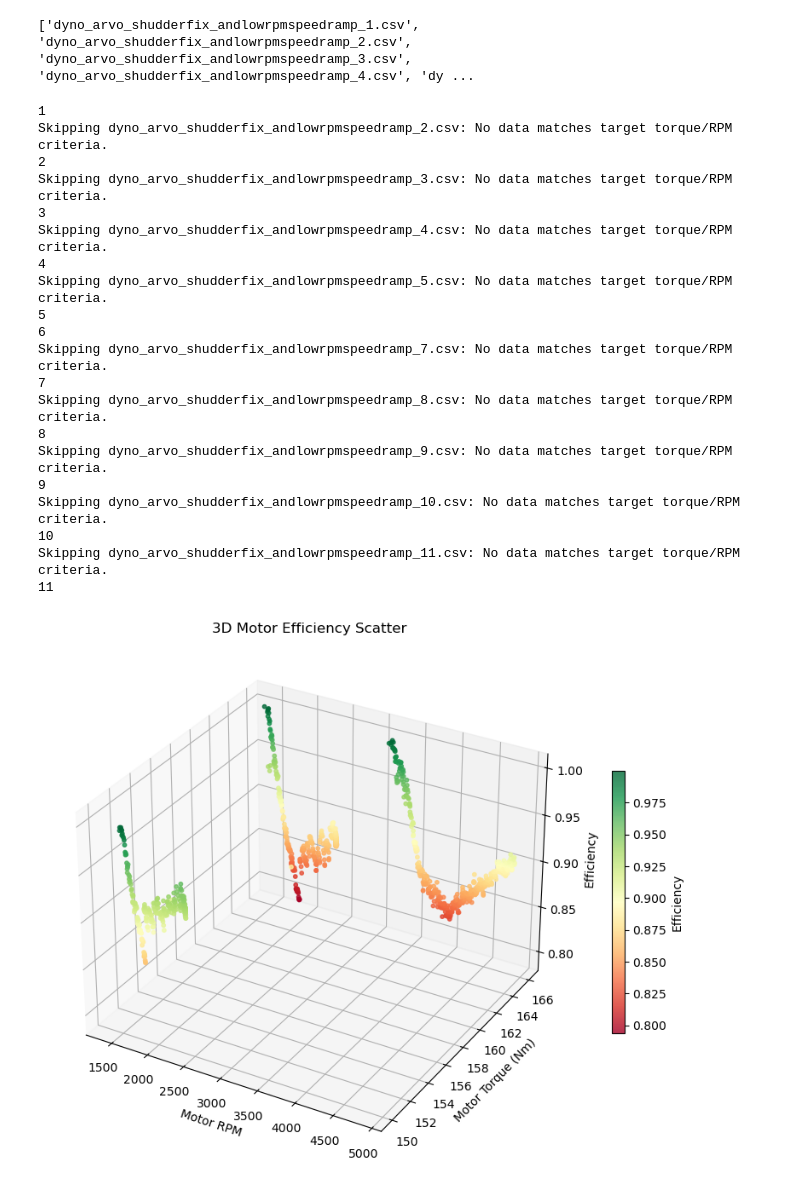
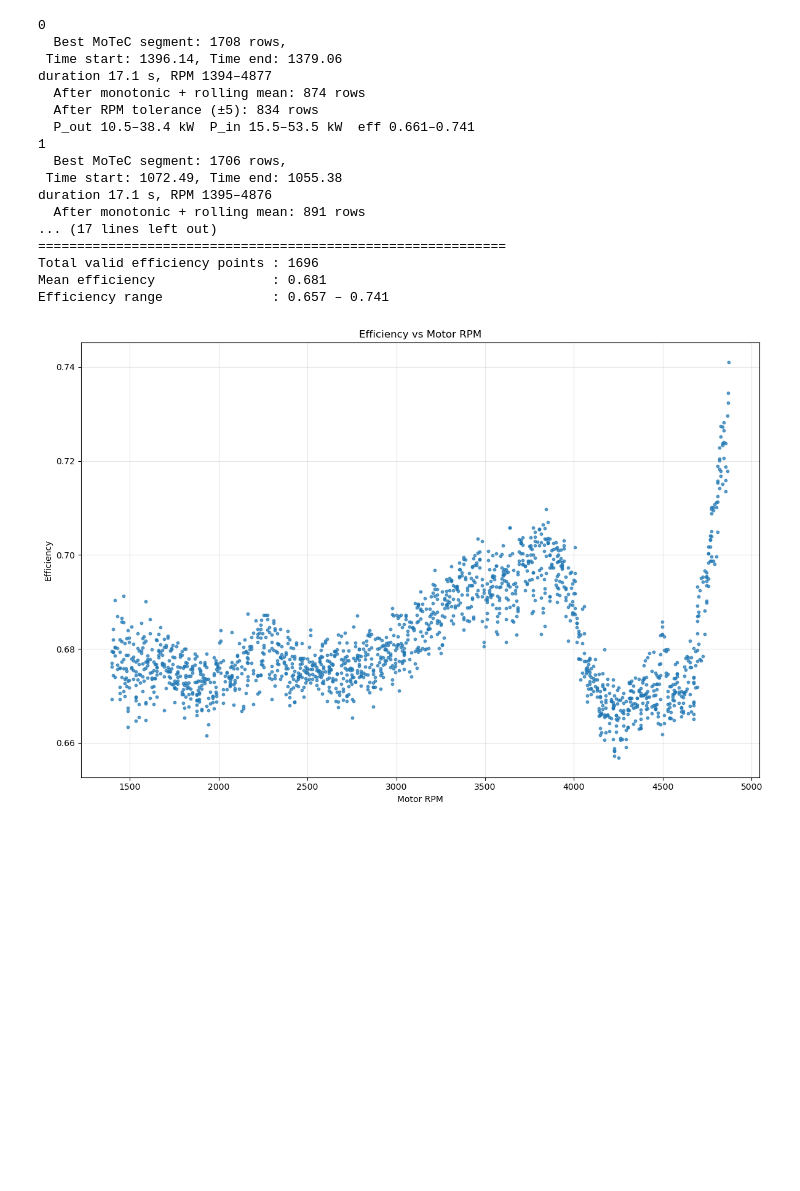
Before and after one commit to Melbourne-University-Motorsports/MUR-Data, a Jupyter notebook: dyno_stuff/20 March/20 March Efficiency.ipynb, the cells around one changed output. Drawn from its saved outputs; the diff is of its cells as text; code cells hidden in the pictures; blank space fills up the shorter version.

Commit message:
created working version of efficiency for 20 March

```diff
--- a/dyno_stuff/20 March/20 March Efficiency.ipynb
+++ b/dyno_stuff/20 March/20 March Efficiency.ipynb
@@ -221,37 +260,28 @@ print(csv_motec_files)
-# %%
-def extract_num(f):
-    return int(re.search(r"_(\d+)\.csv", f).group(1))
-
-# filter + sort
-motec_sorted = sorted(
-    [f for f in csv_motec_files if "dyno_arvo" in f],
-    key=extract_num
-)
-
-print(motec_sorted)
-# %% [output]
-['dyno_arvo_shudderfix_andlowrpmspeedramp_1.csv', 'dyno_arvo_shudderfix_andlowrpmspeedramp_2.csv', 'dyno_arvo_shudderfix_andlowrpmspeedramp_3.csv', 'dyno_arvo_shudderfix_andlowrpmspeedramp_4.csv', 'dy ...
+# %%
+dyno_matched = ['speedramp4_pl80_manual_dhruv.csv','speedramp4_pl80_manual_dhruv.csv', 'speedramp3_pl70_manual_dhruv.csv', 'speedramp8_pl120_manual_dhruv.csv']
+motec_matched = ['dyno_arvo_shudderfix_andlowrpmspeedramp_5.csv','dyno_arvo_shudderfix_andlowrpmspeedramp_4.csv','dyno_arvo_shudderfix_andlowrpmspeedramp_3.csv','dyno_arvo_shudderfix_andlowrpmspeedramp_8.csv']
+
+
+# Maybe something wrong with motec file 7
+# motec file 6 has higher torque of around 160+
 # %%
-combined_df= process_and_compute_efficiency(sorted_dyno_files[1:], motec_sorted[1:], target_torque=10, rpm_diff_tol=None, rolling_window=3, plot=True)
+combined_df= process_and_compute_efficiency(dyno_matched, motec_matched, target_torque=0, rolling_window=3, plot=True)
 # %% [output]
+0
+  Best MoTeC segment: 1708 rows,
+ Time start: 1396.14, Time end: 1379.06
+duration 17.1 s, RPM 1394–4877
+  After monotonic + rolling mean: 874 rows
+  After RPM tolerance (±5): 834 rows
+  P_out 10.5–38.4 kW  P_in 15.5–53.5 kW  eff 0.661–0.741
 1
-Skipping dyno_arvo_shudderfix_andlowrpmspeedramp_2.csv: No data matches target torque/RPM criteria.
-2
-Skipping dyno_arvo_shudderfix_andlowrpmspeedramp_3.csv: No data matches target torque/RPM criteria.
-3
-Skipping dyno_arvo_shudderfix_andlowrpmspeedramp_4.csv: No data matches target torque/RPM criteria.
-4
-Skipping dyno_arvo_shudderfix_andlowrpmspeedramp_5.csv: No data matches target torque/RPM criteria.
-5
-6
-Skipping dyno_arvo_shudderfix_andlowrpmspeedramp_7.csv: No data matches target torque/RPM criteria.
-7
-Skipping dyno_arvo_shudderfix_andlowrpmspeedramp_8.csv: No data matches target torque/RPM criteria.
-8
-Skipping dyno_arvo_shudderfix_andlowrpmspeedramp_9.csv: No data matches target torque/RPM criteria.
-9
-Skipping dyno_arvo_shudderfix_andlowrpmspeedramp_10.csv: No data matches target torque/RPM criteria.
-10
-Skipping dyno_arvo_shudderfix_andlowrpmspeedramp_11.csv: No data matches target torque/RPM criteria.
-11
+  Best MoTeC segment: 1706 rows,
+ Time start: 1072.49, Time end: 1055.38
+duration 17.1 s, RPM 1395–4876
+  After monotonic + rolling mean: 891 rows
+... (17 lines left out)
+============================================================
+Total valid efficiency points : 1696
+Mean efficiency               : 0.681
+Efficiency range              : 0.657 – 0.741
-[figure, old version]
+[figure, new version]
```
Also changed, not shown: parts of 15 cells of this notebook, 2 other files.
